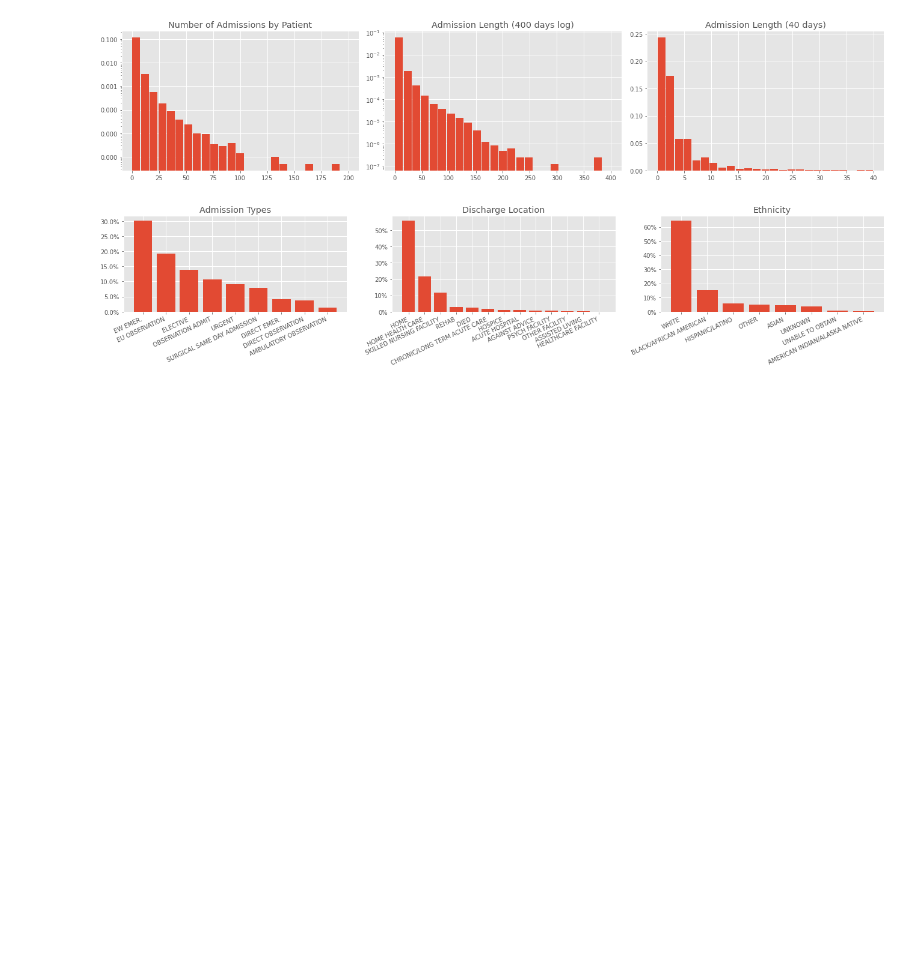
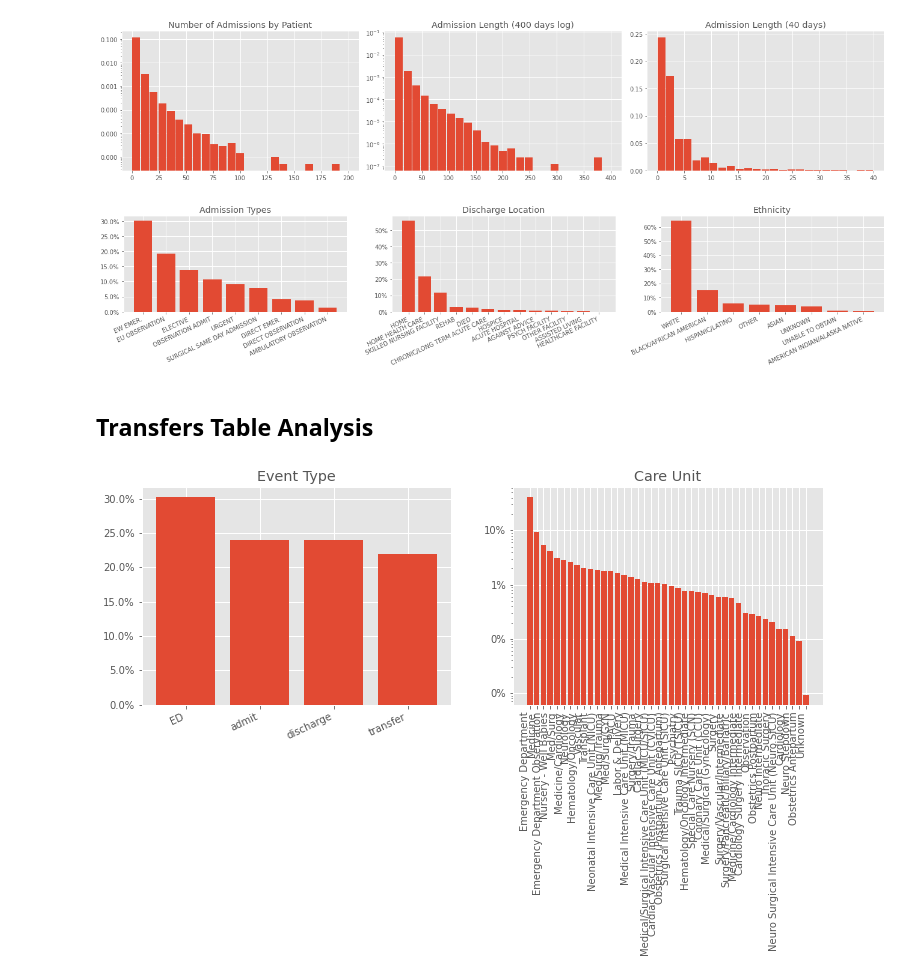
Before and after one commit to pasteur-dev/pasteur, a Jupyter notebook: notebooks/mimic_core.ipynb, the cells around one changed output. Saved outputs shown, nothing was run; the diff lists cells and outputs as text; code cells hidden in the pictures; blank space fills up the shorter version.

Commit message:
analyze transfer data

```diff
--- a/notebooks/mimic_core.ipynb
+++ b/notebooks/mimic_core.ipynb
@@ -32,9 +32,9 @@ def subplots_row(cols) -> Tuple[plt.Figure, List[plt.Axes]]:
     return *plt.subplots(1, cols, figsize=(w*cols + margin*(cols-1), h)), 0
 # %%
 # Load data with kedro
-patients = catalog.load('mimic.core_patients')
-admissions = catalog.load('mimic.core_admissions')
-transfers = catalog.load('mimic.core_transfers')
+patients: pd.DataFrame = catalog.load('mimic.core_patients')
+admissions: pd.DataFrame = catalog.load('mimic.core_admissions')
+transfers: pd.DataFrame = catalog.load('mimic.core_transfers')
 
 len(patients), len(admissions), len(transfers)
 # %% [output]
@@ -185,3 +185,24 @@ create_2d_viz(admissions)
+# %% [markdown]
+## Transfers Table Analysis
 # %%
 # Sensitive
 transfers.head()
+# %%
+fig, ax, i = subplots_row(2)
+
+counts = transfers.value_counts('eventtype')
+counts /= np.sum(counts)
+ax[i].set_title('Event Type')
+ax[i].bar(list(counts.keys()), list(counts.values))
+ax[i].yaxis.set_major_formatter(ticker.PercentFormatter(1.0))
+plt.setp(ax[i].get_xticklabels(), rotation=25, horizontalalignment='right')
+
+i += 1
+counts = transfers.value_counts('careunit')
+counts /= np.sum(counts)
+ax[i].set_title('Care Unit')
+ax[i].bar(list(counts.keys()), list(counts.values), log=True)
+ax[i].yaxis.set_major_formatter(ticker.PercentFormatter(1.0))
+plt.setp(ax[i].get_xticklabels(), rotation=90, horizontalalignment='right');
+# %% [output]
+[figure, added]
```
Also changed, not shown: parts of 1 cell of this notebook, 2 other files.
